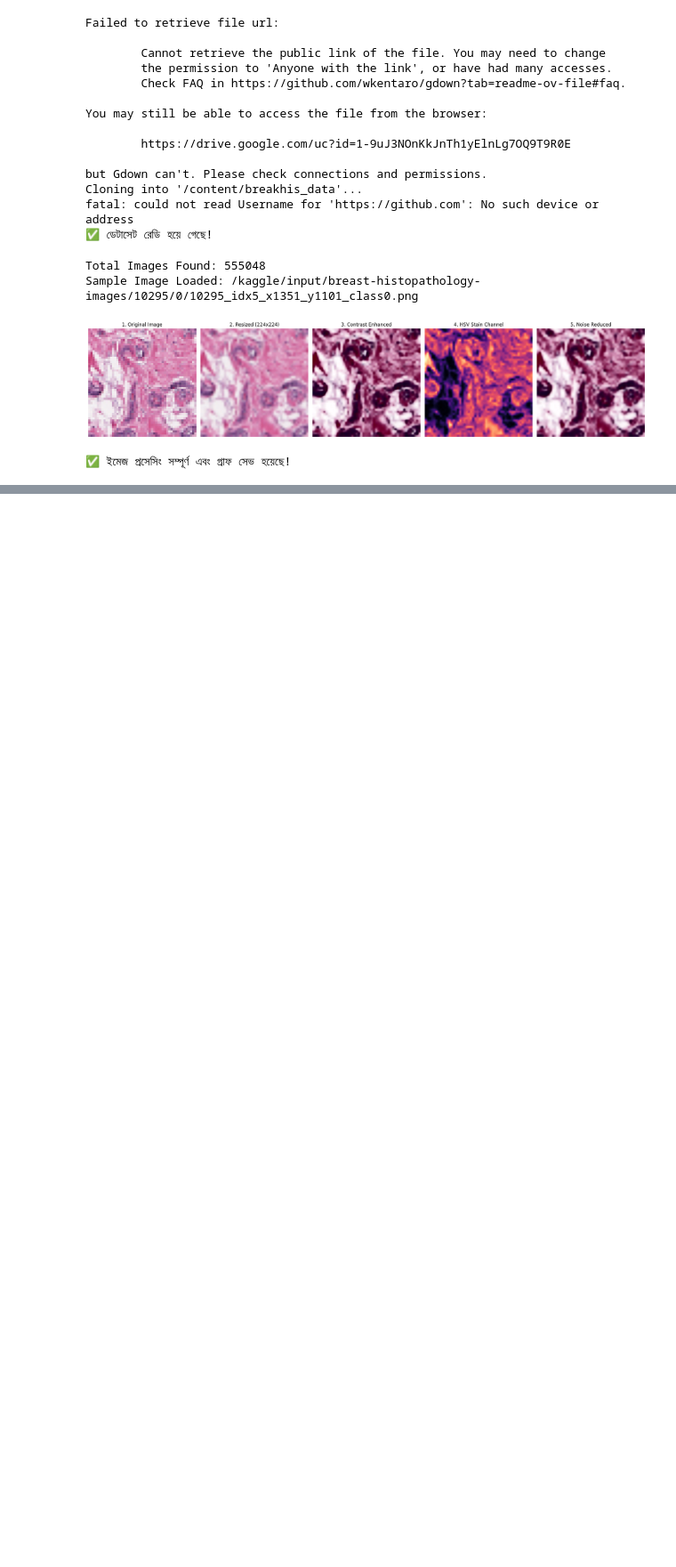
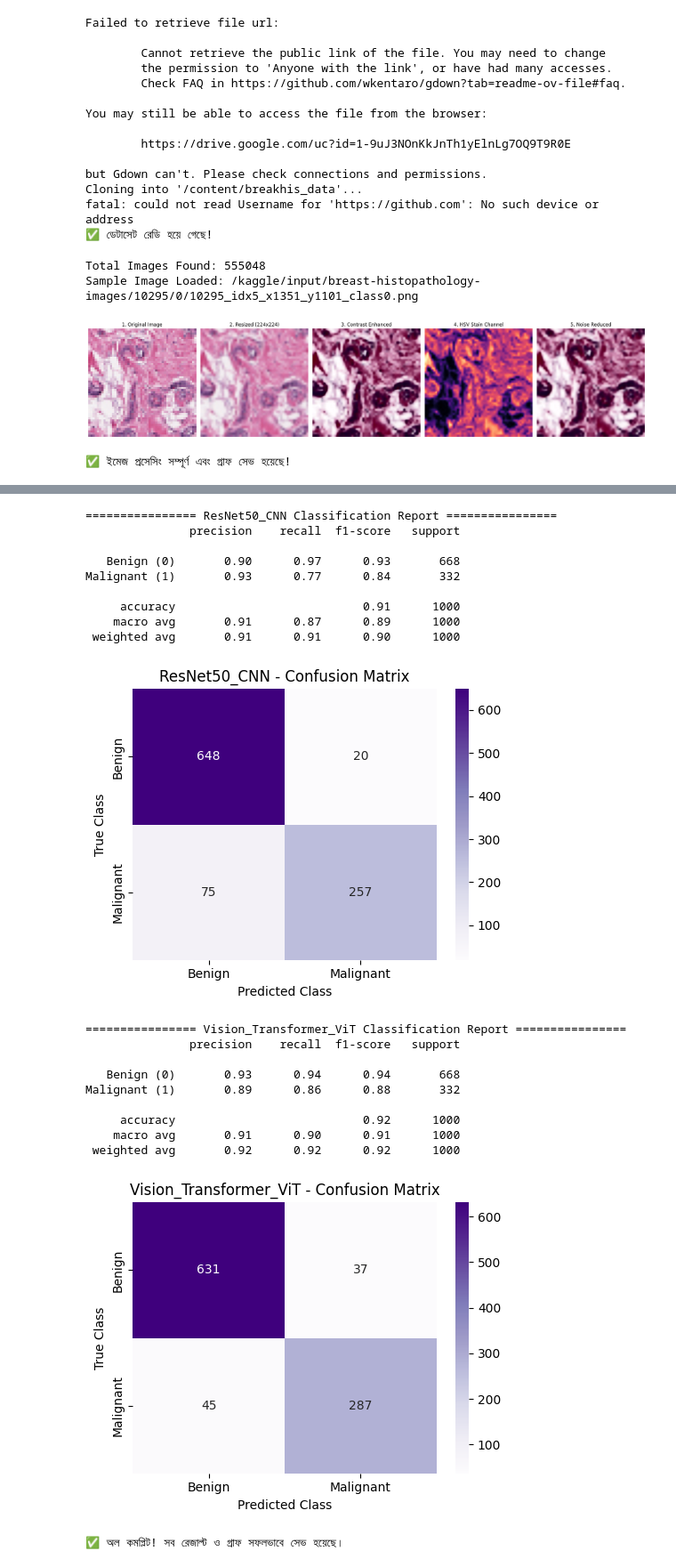
Before and after one commit to MaksudaMostofaMunmun/LAB_TEST_REPO, a Jupyter notebook: thesis.ipynb, the cells around one changed output, grey strips where cells are left out. Shown at 89% size. Cells and saved outputs as stored; diff of their text form; code cells hidden in the pictures; blank space fills up the shorter version.

```diff
--- a/thesis.ipynb
+++ b/thesis.ipynb
@@ -113,0 +222,64 @@ Sample Image Loaded: /kaggle/input/breast-histopathology-images/10295/0/10295_id
+# %%
+# ==========================================
+# STEP 4: Evaluation & Confusion Matrix
+# ==========================================
+import numpy as np
+import matplotlib.pyplot as plt
+import seaborn as sns
+from sklearn.metrics import classification_report, confusion_matrix
+
+def evaluate_and_plot(model, model_name):
+    model.eval()
+    all_preds = []
+    all_labels = []
+
+    with torch.no_grad():
+        for inputs, labels in test_loader:
+            inputs, labels = inputs.to(device), labels.to(device)
+            outputs = model(inputs)
+            _, preds = torch.max(outputs, 1)
+            all_preds.extend(preds.cpu().numpy())
+            all_labels.extend(labels.cpu().numpy())
+
+    print(f"\n================ {model_name} Classification Report ================")
+    print(classification_report(all_labels, all_preds, target_names=['Benign (0)', 'Malignant (1)']))
+
+    # Confusion Matrix Plot
+    cm = confusion_matrix(all_labels, all_preds)
+    plt.figure(figsize=(5, 4))
+    sns.heatmap(cm, annot=True, fmt='d', cmap='Purples',
+                xticklabels=['Benign', 'Malignant'],
+                yticklabels=['Benign', 'Malignant'])
+    plt.title(f'{model_name} - Confusion Matrix')
+    plt.ylabel('True Class')
+    plt.xlabel('Predicted Class')
+    plt.tight_layout()
+    plt.savefig(f"{model_name}_confusion_matrix.png", dpi=300)
+    plt.show()
+
+# দুটি মডেলের জন্যই রেজাল্ট এবং গ্রাফ বের করা
+evaluate_and_plot(resnet_model, "ResNet50_CNN")
+evaluate_and_plot(vit_model, "Vision_Transformer_ViT")
+print("✅ অল কমপ্লিট! সব রেজাল্ট ও গ্রাফ সফলভাবে সেভ হয়েছে।")
+# %% [output]
+================ ResNet50_CNN Classification Report ================
+               precision    recall  f1-score   support
+
+   Benign (0)       0.90      0.97      0.93       668
+Malignant (1)       0.93      0.77      0.84       332
+
+     accuracy                           0.91      1000
+    macro avg       0.91      0.87      0.89      1000
+ weighted avg       0.91      0.91      0.90      1000
+[figure, added]
+================ Vision_Transformer_ViT Classification Report ================
+               precision    recall  f1-score   support
+
+   Benign (0)       0.93      0.94      0.94       668
+Malignant (1)       0.89      0.86      0.88       332
+
+     accuracy                           0.92      1000
+    macro avg       0.91      0.90      0.91      1000
+ weighted avg       0.92      0.92      0.92      1000
+[figure, added]
+✅ অল কমপ্লিট! সব রেজাল্ট ও গ্রাফ সফলভাবে সেভ হয়েছে।
```
Also changed, not shown: parts of 1 cell of this notebook.
